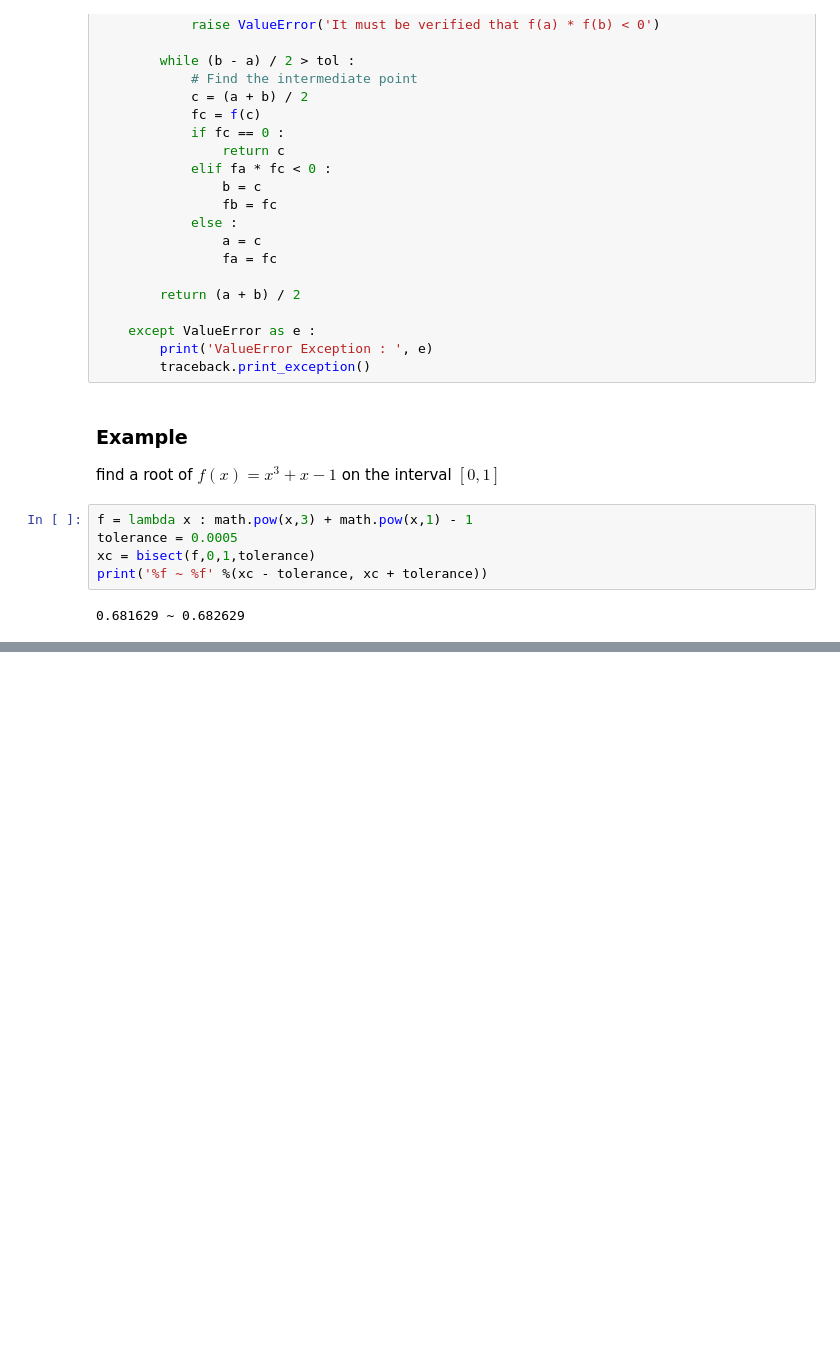
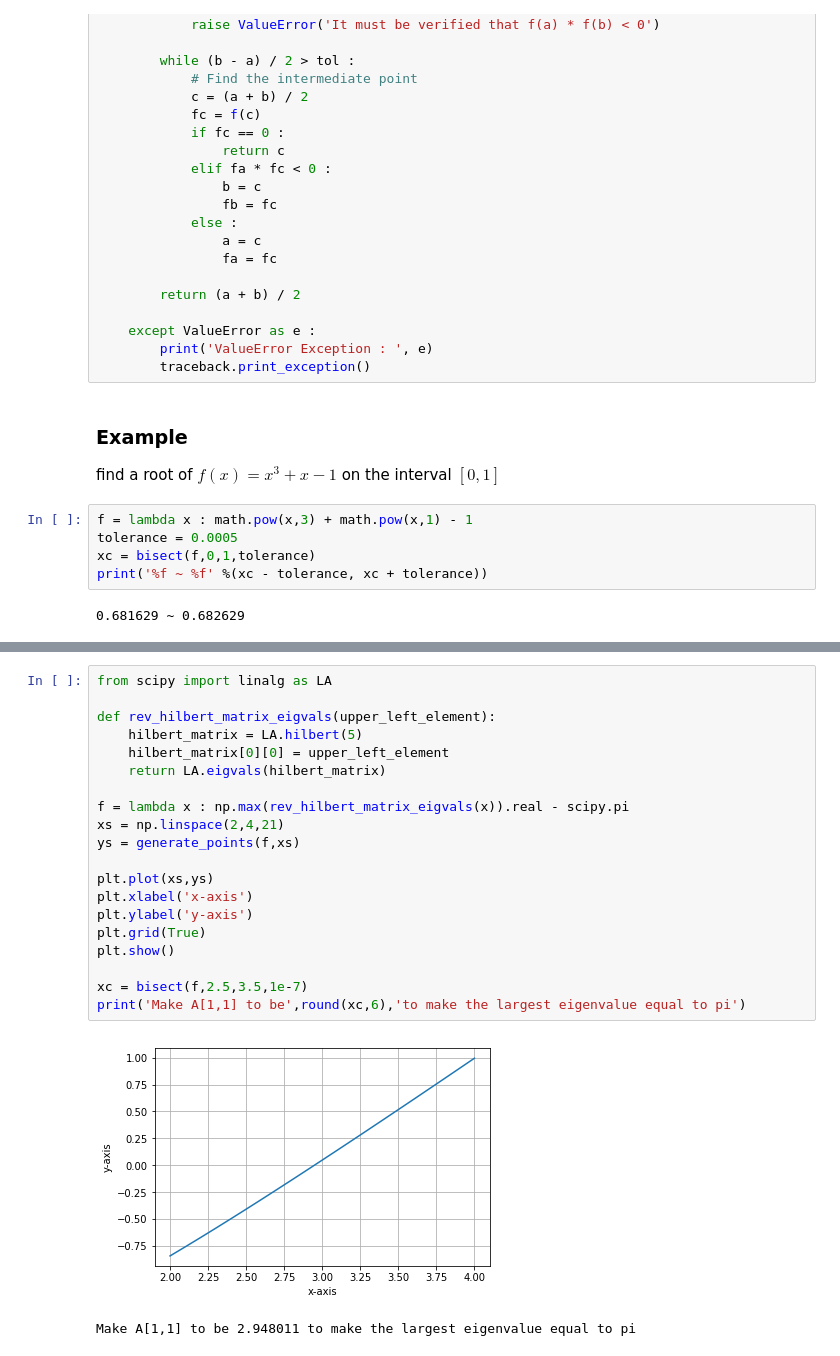
Before and after one commit to Jim00000/Numerical-Analysis, a Jupyter notebook: 1_Solving_Equations.ipynb, the cells around one changed output, grey strips where cells are left out. Drawn from its saved outputs; the diff is of its cells as text; blank space fills up the shorter version.

```diff
--- a/1_Solving_Equations.ipynb
+++ b/1_Solving_Equations.ipynb
@@ -66,0 +177,23 @@ print('%f ~ %f' %(xc - tolerance, xc + tolerance))
+# %%
+from scipy import linalg as LA
+
+def rev_hilbert_matrix_eigvals(upper_left_element):
+    hilbert_matrix = LA.hilbert(5)
+    hilbert_matrix[0][0] = upper_left_element
+    return LA.eigvals(hilbert_matrix)
+
+f = lambda x : np.max(rev_hilbert_matrix_eigvals(x)).real - scipy.pi
+xs = np.linspace(2,4,21)
+ys = generate_points(f,xs)
+
+plt.plot(xs,ys)
+plt.xlabel('x-axis')
+plt.ylabel('y-axis')
+plt.grid(True)
+plt.show()
+
+xc = bisect(f,2.5,3.5,1e-7)
+print('Make A[1,1] to be',round(xc,6),'to make the largest eigenvalue equal to pi')
+# %% [output]
+[figure, added]
+Make A[1,1] to be 2.948011 to make the largest eigenvalue equal to pi
```
Also changed, not shown: parts of 15 cells of this notebook.
